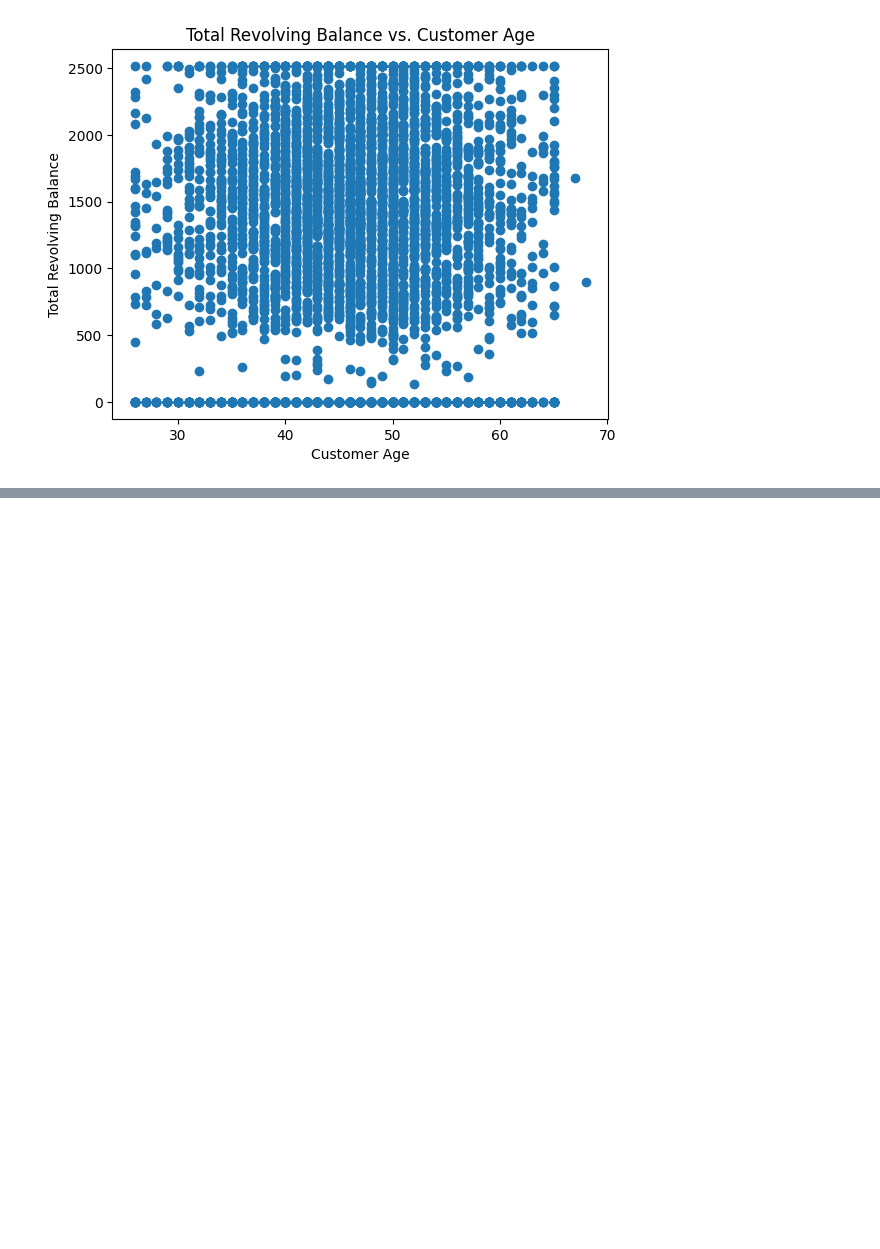
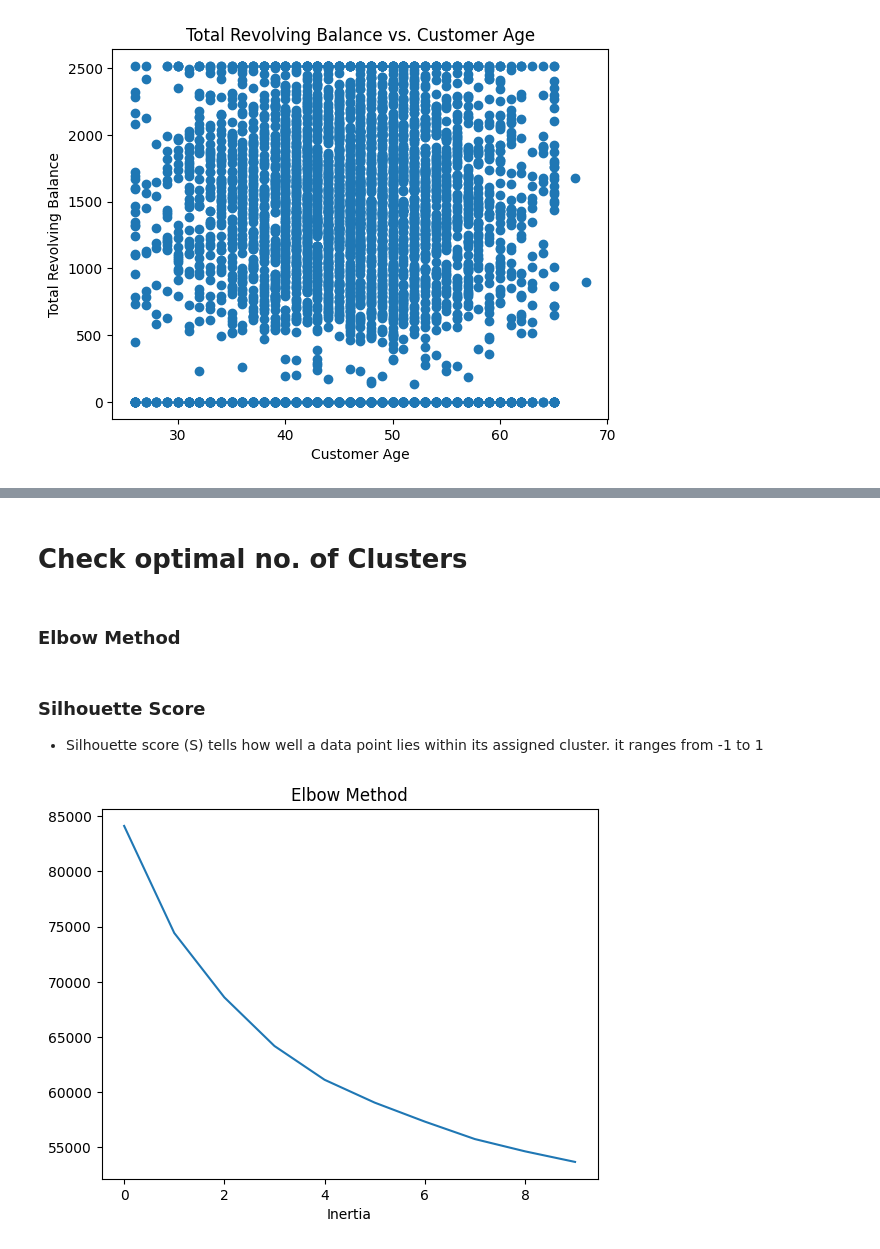
Before and after one commit to destinysam/d2k_assignment, a Jupyter notebook: credit card customer analysis/main.ipynb, the cells around one changed output, grey strips where cells are left out. Saved outputs shown, nothing was run; the diff lists cells and outputs as text; code cells hidden in the pictures; blank space fills up the shorter version.

Commit message:
Add segmentation model and segmentation analysis
Implements #5

```diff
--- a/credit card customer analysis/main.ipynb
+++ b/credit card customer analysis/main.ipynb
@@ -347,0 +352,5 @@ plt.show()
+# %%
+numerical_cols = [col for col in data.columns if data[col].dtype == "float64" or data[col].dtype == "int64"]
+
+
+categorical_cols = [col for col in data.columns if data[col].dtype == "object"]
@@ -347,0 +361,7 @@ plt.show()
+# %%
+preprocessor = ColumnTransformer(
+[
+    ("one-hot",OneHotEncoder(handle_unknown="ignore",sparse=False),categorical_cols),
+    ("standard",StandardScaler(),numerical_cols)
+])
+preprocessor.fit_transform(data)
@@ -347,0 +382,2 @@ plt.show()
+# %%
+scaled_df = pd.DataFrame(preprocessor.fit_transform(data),columns=preprocessor.get_feature_names_out())
@@ -347,0 +386,14 @@ plt.show()
+# %% [markdown]
+# Check optimal no. of Clusters
+# %% [markdown]
+### Elbow Method
+# %%
+inertia = []
+for i in range(1,11):
+    model = KMeans(n_clusters=i,init="k-means++",random_state=40,max_iter=300)
+    model.fit(scaled_df)
+    inertia.append(model.inertia_)
+# %% [markdown]
+### Silhouette Score
+
+- Silhouette score (S) tells how well a data point lies within its assigned cluster. it ranges from -1 to 1
@@ -347,0 +407,7 @@ plt.show()
+# %%
+sns.lineplot(data=inertia)
+plt.xlabel("Inertia")
+plt.title("Elbow Method")
+plt.show()
+# %% [output]
+[figure, added]
```
Also changed, not shown: parts of 55 cells of this notebook.
